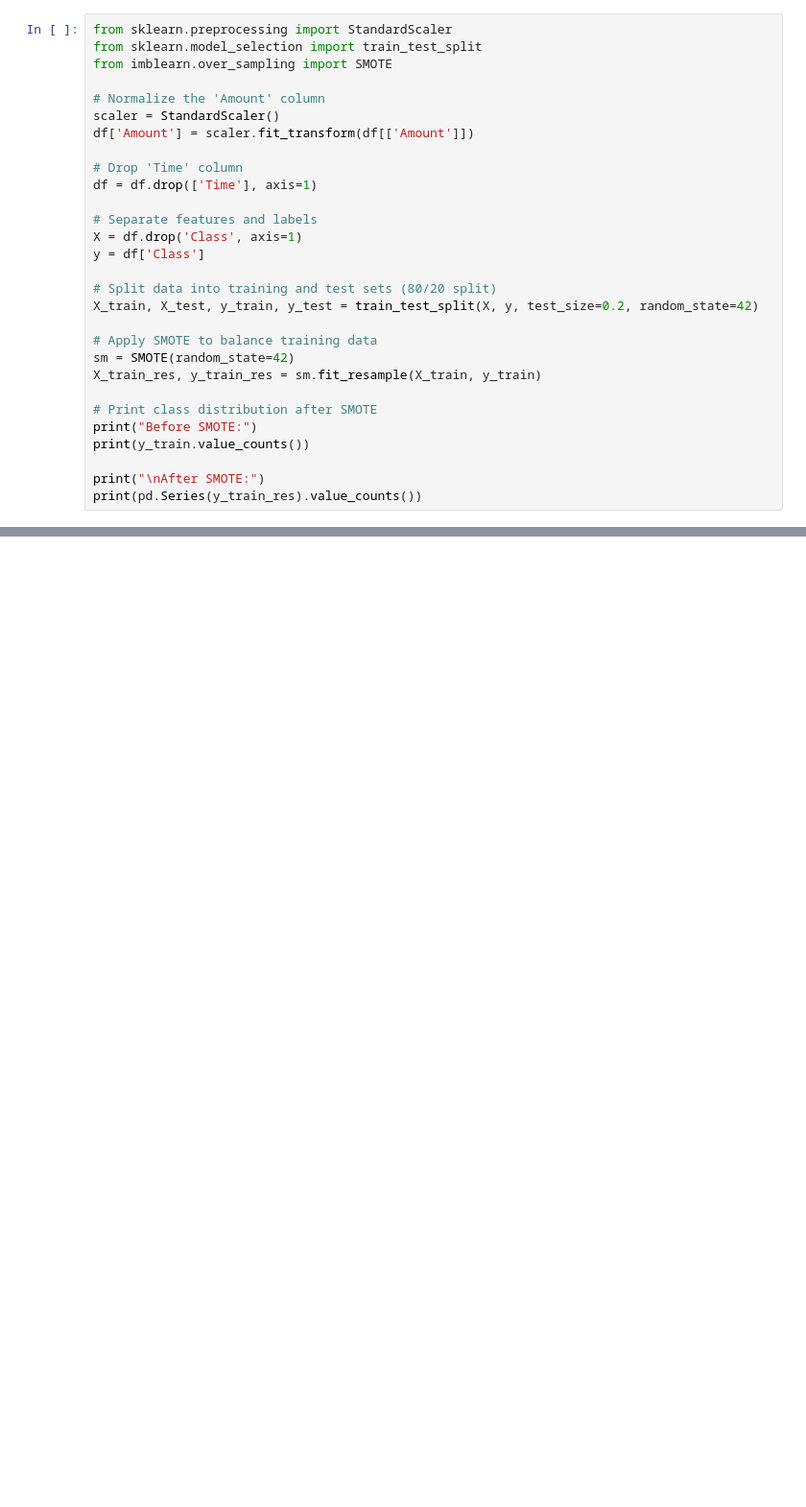
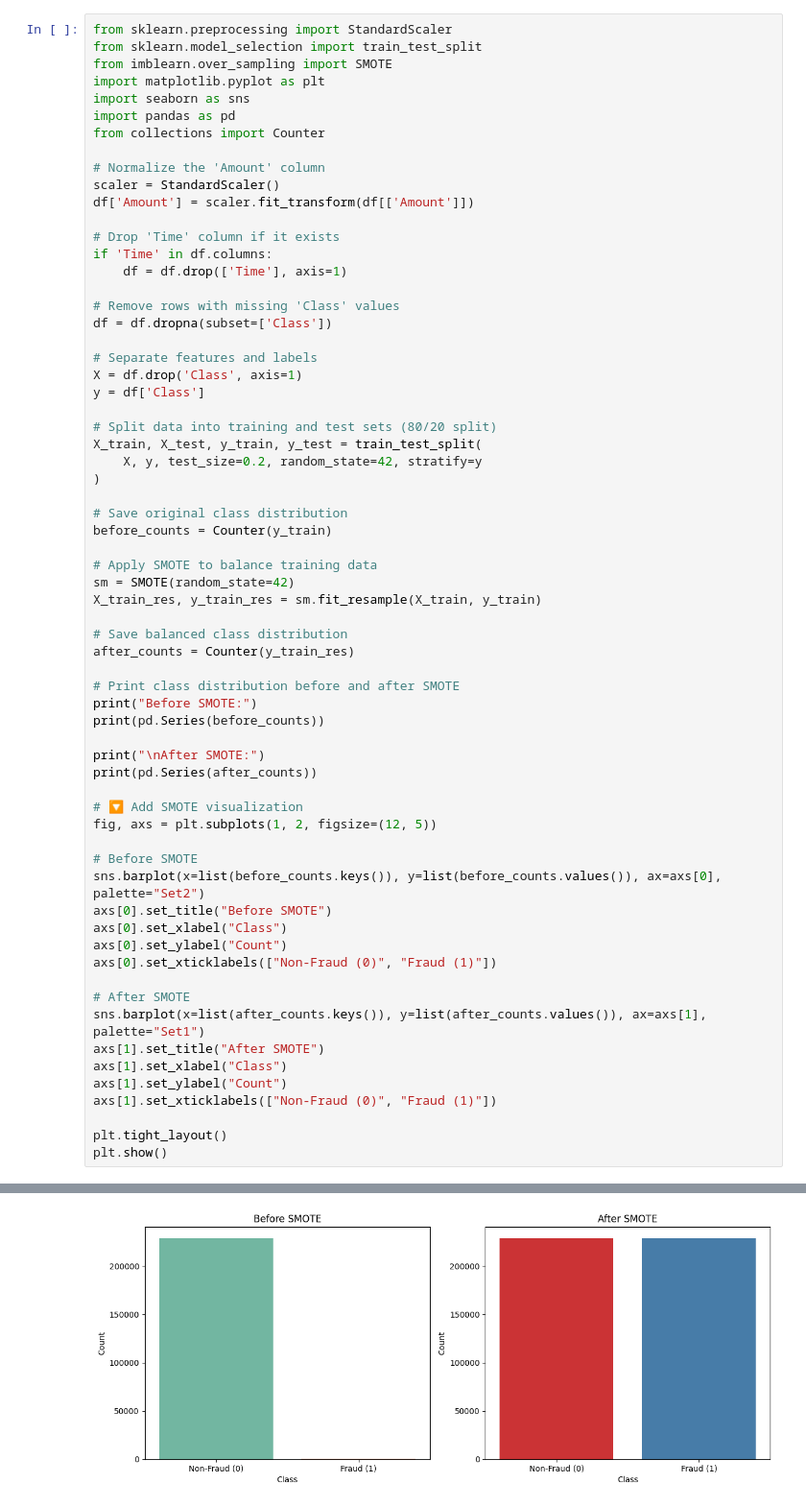
Before and after one commit to akparthiban03/samplerepo, a Jupyter notebook: credit_card.ipynb, the cells around one changed output, grey strips where cells are left out. Shown at 96% size. Drawn from its saved outputs; the diff is of its cells as text; blank space fills up the shorter version.

```diff
--- a/credit_card.ipynb
+++ b/credit_card.ipynb
@@ -46,30 +46,66 @@ Name: count, dtype: int64
 from sklearn.preprocessing import StandardScaler
 from sklearn.model_selection import train_test_split
 from imblearn.over_sampling import SMOTE
+import matplotlib.pyplot as plt
+import seaborn as sns
+import pandas as pd
+from collections import Counter
 
 # Normalize the 'Amount' column
 scaler = StandardScaler()
 df['Amount'] = scaler.fit_transform(df[['Amount']])
 
-# Drop 'Time' column
-df = df.drop(['Time'], axis=1)
+# Drop 'Time' column if it exists
+if 'Time' in df.columns:
+    df = df.drop(['Time'], axis=1)
+
+# Remove rows with missing 'Class' values
+df = df.dropna(subset=['Class'])
 
 # Separate features and labels
 X = df.drop('Class', axis=1)
 y = df['Class']
 
 # Split data into training and test sets (80/20 split)
-X_train, X_test, y_train, y_test = train_test_split(X, y, test_size=0.2, random_state=42)
+X_train, X_test, y_train, y_test = train_test_split(
+    X, y, test_size=0.2, random_state=42, stratify=y
+)
+
+# Save original class distribution
+before_counts = Counter(y_train)
 
 # Apply SMOTE to balance training data
 sm = SMOTE(random_state=42)
 X_train_res, y_train_res = sm.fit_resample(X_train, y_train)
 
-# Print class distribution after SMOTE
+# Save balanced class distribution
+after_counts = Counter(y_train_res)
+
+# Print class distribution before and after SMOTE
 print("Before SMOTE:")
-print(y_train.value_counts())
+print(pd.Series(before_counts))
 
 print("\nAfter SMOTE:")
-print(pd.Series(y_train_res).value_counts())
+print(pd.Series(after_counts))
+
+# 🔽 Add SMOTE visualization
+fig, axs = plt.subplots(1, 2, figsize=(12, 5))
+
+# Before SMOTE
+sns.barplot(x=list(before_counts.keys()), y=list(before_counts.values()), ax=axs[0], palette="Set2")
+axs[0].set_title("Before SMOTE")
+axs[0].set_xlabel("Class")
+axs[0].set_ylabel("Count")
+axs[0].set_xticklabels(["Non-Fraud (0)", "Fraud (1)"])
+
+# After SMOTE
+sns.barplot(x=list(after_counts.keys()), y=list(after_counts.values()), ax=axs[1], palette="Set1")
+axs[1].set_title("After SMOTE")
+axs[1].set_xlabel("Class")
+axs[1].set_ylabel("Count")
+axs[1].set_xticklabels(["Non-Fraud (0)", "Fraud (1)"])
+
+plt.tight_layout()
+plt.show()
 # %% [output]
 Before SMOTE:
@@ -86,3 +127,4 @@ Name: count, dtype: int64
+[figure, added]
 # %%
 import tensorflow as tf
 from tensorflow.keras.models import Sequential
```
Also changed, not shown: parts of 7 cells of this notebook.
